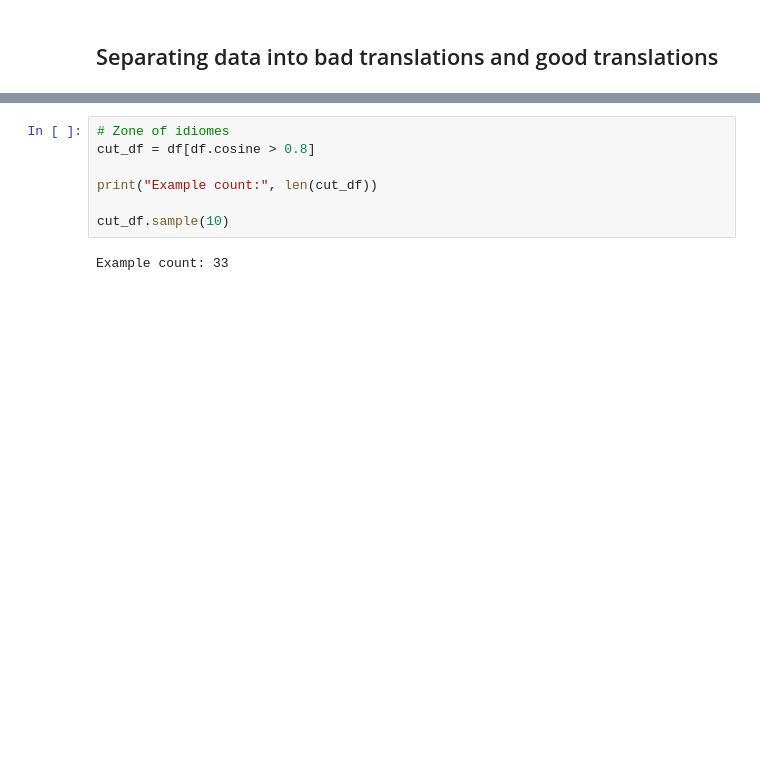
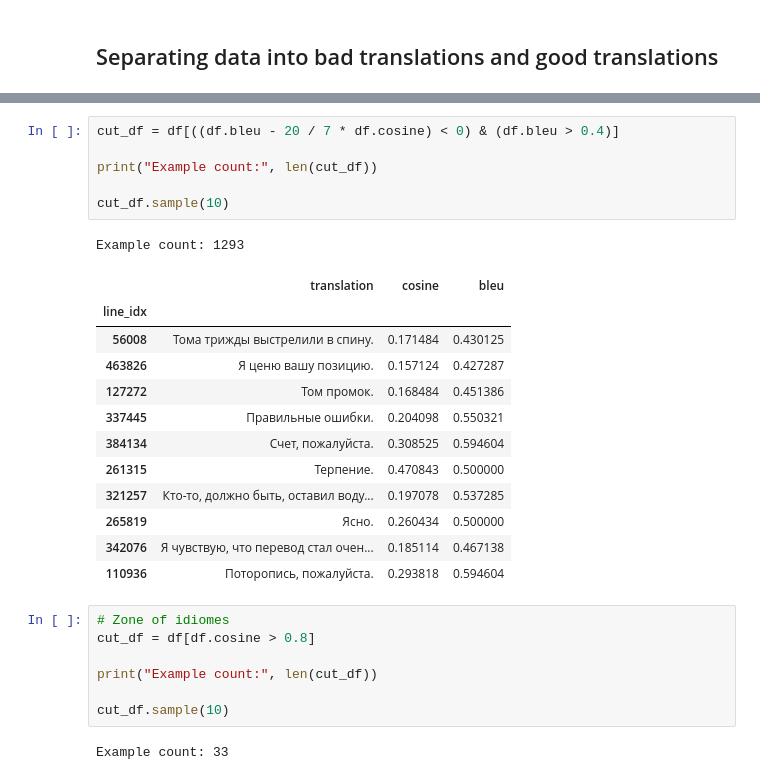
Before and after one commit to no-brainer/tda-mt-mirror, a Jupyter notebook: translation_scores_analysis.ipynb, the cells around one changed output, grey strips where cells are left out. Drawn from its saved outputs; the diff is of its cells as text; blank space fills up the shorter version.

```diff
--- a/translation_scores_analysis.ipynb
+++ b/translation_scores_analysis.ipynb
@@ -111,3 +122,23 @@ df.corr()
+# %%
+cut_df = df[((df.bleu - 20 / 7 * df.cosine) < 0) & (df.bleu > 0.4)]
+
+print("Example count:", len(cut_df))
+
+cut_df.sample(10)
+# %% [output]
+Example count: 1293
+|  | translation | cosine | bleu |
+| line_idx |  |  |  |
+| 56008 | Тома трижды выстрелили в спину. | 0.171484 | 0.430125 |
+| 463826 | Я ценю вашу позицию. | 0.157124 | 0.427287 |
+| 127272 | Том промок. | 0.168484 | 0.451386 |
+| 337445 | Правильные ошибки. | 0.204098 | 0.550321 |
+| 384134 | Счет, пожалуйста. | 0.308525 | 0.594604 |
+| 261315 | Терпение. | 0.470843 | 0.500000 |
+| 321257 | Кто-то, должно быть, оставил воду... | 0.197078 | 0.537285 |
+| 265819 | Ясно. | 0.260434 | 0.500000 |
+| 342076 | Я чувствую, что перевод стал очен... | 0.185114 | 0.467138 |
+| 110936 | Поторопись, пожалуйста. | 0.293818 | 0.594604 |
 # %%
 # Zone of idiomes
 cut_df = df[df.cosine > 0.8]
```
Also changed, not shown: parts of 6 cells of this notebook, 1 other file.
